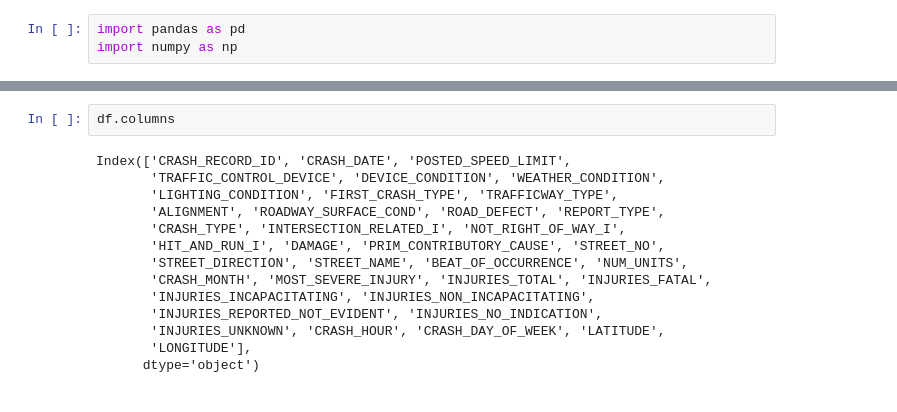
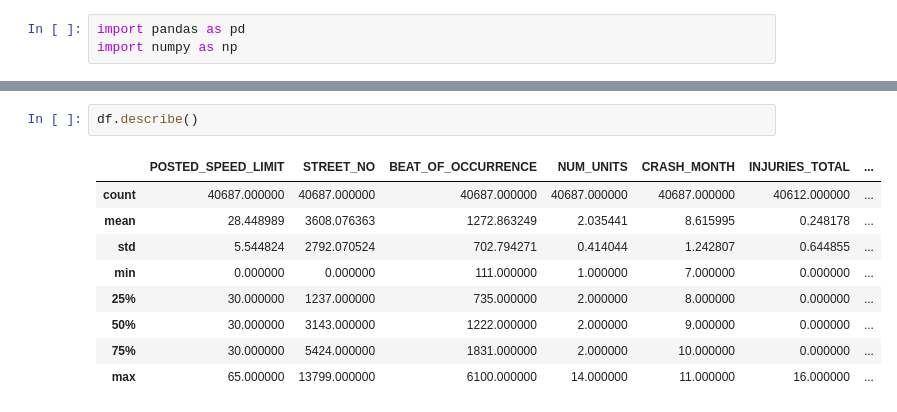
Before and after one commit to TheCraw08/ConradWilson_TCS, a Jupyter notebook: Conrad_Wilson.ipynb, the cells around one changed output, grey strips where cells are left out. Cells and saved outputs as stored; diff of their text form.

```diff
--- a/Conrad_Wilson.ipynb
+++ b/Conrad_Wilson.ipynb
@@ -31,16 +70,12 @@ df.drop_duplicates(inplace=True)
 # %%
-df.columns
+df.describe()
 # %% [output]
-Index(['CRASH_RECORD_ID', 'CRASH_DATE', 'POSTED_SPEED_LIMIT',
-       'TRAFFIC_CONTROL_DEVICE', 'DEVICE_CONDITION', 'WEATHER_CONDITION',
-       'LIGHTING_CONDITION', 'FIRST_CRASH_TYPE', 'TRAFFICWAY_TYPE',
-       'ALIGNMENT', 'ROADWAY_SURFACE_COND', 'ROAD_DEFECT', 'REPORT_TYPE',
-       'CRASH_TYPE', 'INTERSECTION_RELATED_I', 'NOT_RIGHT_OF_WAY_I',
-       'HIT_AND_RUN_I', 'DAMAGE', 'PRIM_CONTRIBUTORY_CAUSE', 'STREET_NO',
-       'STREET_DIRECTION', 'STREET_NAME', 'BEAT_OF_OCCURRENCE', 'NUM_UNITS',
-       'CRASH_MONTH', 'MOST_SEVERE_INJURY', 'INJURIES_TOTAL', 'INJURIES_FATAL',
-       'INJURIES_INCAPACITATING', 'INJURIES_NON_INCAPACITATING',
-       'INJURIES_REPORTED_NOT_EVIDENT', 'INJURIES_NO_INDICATION',
-       'INJURIES_UNKNOWN', 'CRASH_HOUR', 'CRASH_DAY_OF_WEEK', 'LATITUDE',
-       'LONGITUDE'],
-      dtype='object')
+|  | POSTED_SPEED_LIMIT | STREET_NO | BEAT_OF_OCCURRENCE | NUM_UNITS | CRASH_MONTH | INJURIES_TOTAL | ... |
+| count | 40687.000000 | 40687.000000 | 40687.000000 | 40687.000000 | 40687.000000 | 40612.000000 | ... |
+| mean | 28.448989 | 3608.076363 | 1272.863249 | 2.035441 | 8.615995 | 0.248178 | ... |
+| std | 5.544824 | 2792.070524 | 702.794271 | 0.414044 | 1.242807 | 0.644855 | ... |
+| min | 0.000000 | 0.000000 | 111.000000 | 1.000000 | 7.000000 | 0.000000 | ... |
+| 25% | 30.000000 | 1237.000000 | 735.000000 | 2.000000 | 8.000000 | 0.000000 | ... |
+| 50% | 30.000000 | 3143.000000 | 1222.000000 | 2.000000 | 9.000000 | 0.000000 | ... |
+| 75% | 30.000000 | 5424.000000 | 1831.000000 | 2.000000 | 10.000000 | 0.000000 | ... |
+| max | 65.000000 | 13799.000000 | 6100.000000 | 14.000000 | 11.000000 | 16.000000 | ... |
```
Also changed, not shown: parts of 4 cells of this notebook.
